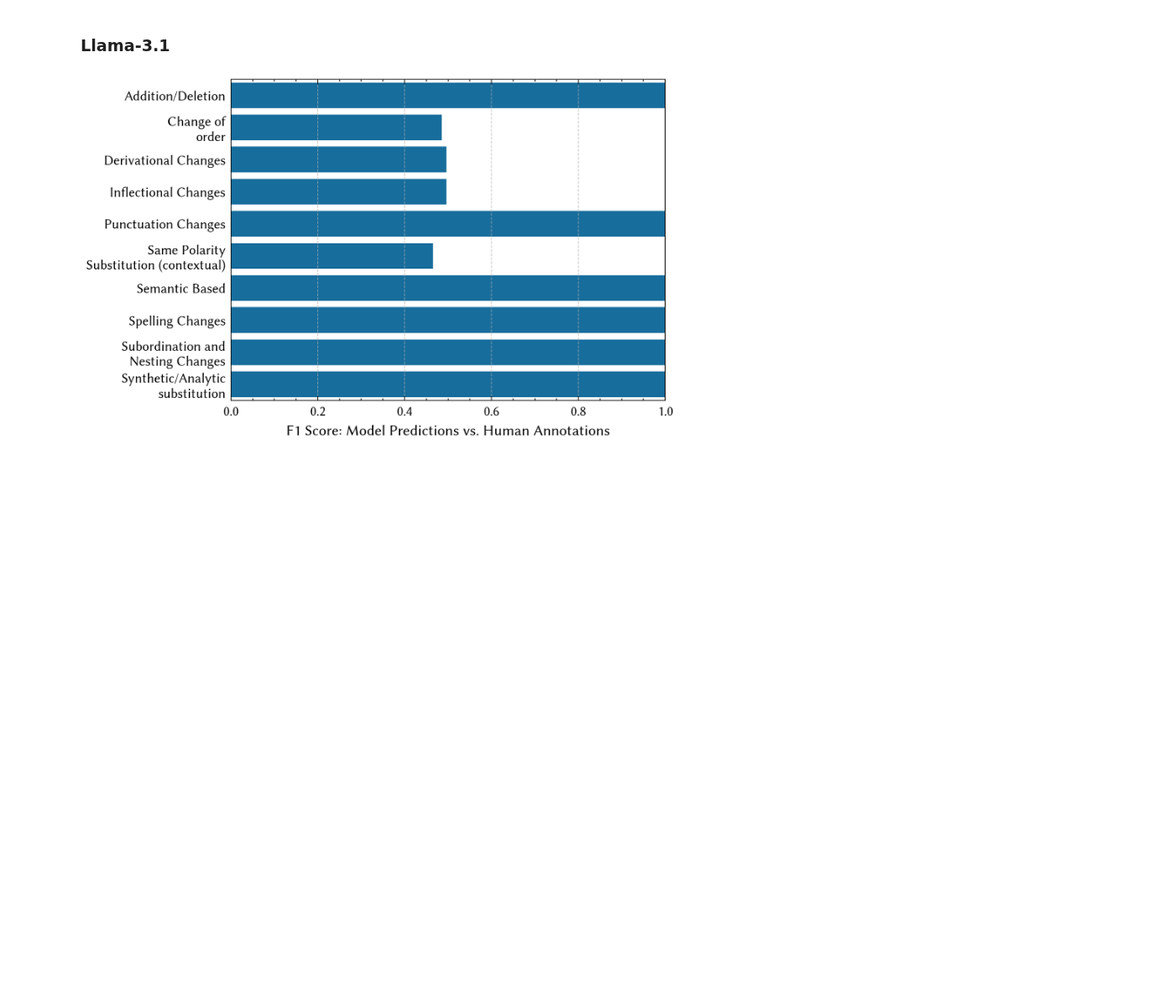
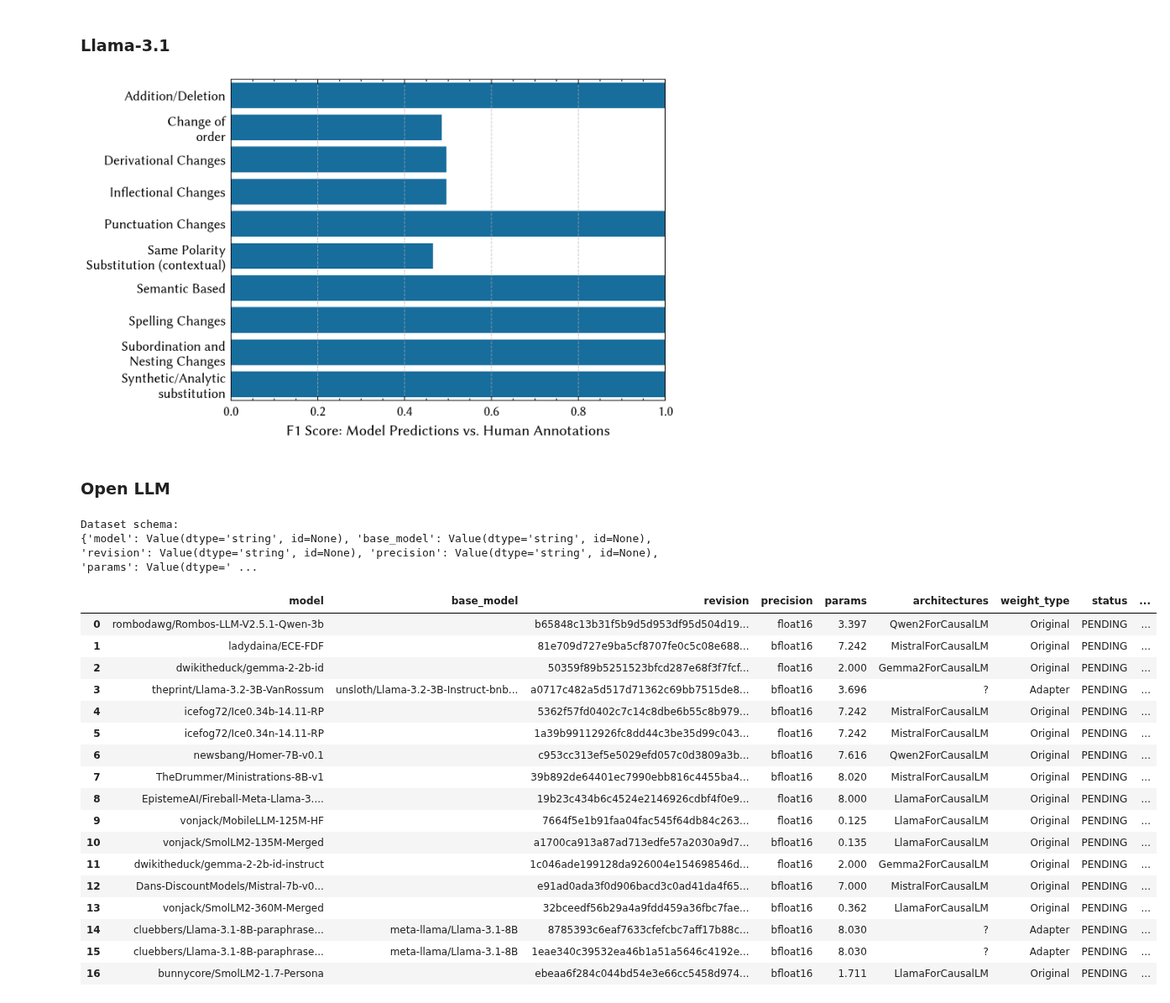
Before and after one commit to cluebbers/dpo-rlhf-paraphrase-types, a Jupyter notebook: notebooks/plots.ipynb, the cells around one changed output. Shown at 84% size. Drawn from its saved outputs; the diff is of its cells as text; code cells hidden in the pictures; blank space fills up the shorter version.

Commit message:
added openlllm status

```diff
--- a/notebooks/plots.ipynb
+++ b/notebooks/plots.ipynb
@@ -1025,3 +986,59 @@ output_path = os.path.join(output_dir, "project_6_f1_scores.pdf")
 plt.savefig(output_path, dpi=300)
 # %% [output]
 [figure]
+# %% [markdown]
+### Open LLM
+# %%
+from datasets import load_dataset, Features, Value
+from huggingface_hub import HfApi
+
+features = Features({
+    'model': Value('string'),
+    'base_model': Value('string'),
+    'revision': Value('string'),
+    'precision': Value('string'),
+    'params': Value('float64'),
+    'architectures': Value('string'),
+    'weight_type': Value('string'),
+    'status': Value('string'),
+    'submitted_time': Value('string'),
+    'model_type': Value('string'),
+    'job_id': Value('string'),
+    'job_start_time': Value('string'),
+    'use_chat_template': Value('bool'),
+    'sender': Value('string')
+})
+
+
+dataset = load_dataset("open-llm-leaderboard/requests", split = "train", features=features)
+print("Dataset schema:")
+print(dataset.features)
+# %% [output]
+Dataset schema:
+{'model': Value(dtype='string', id=None), 'base_model': Value(dtype='string', id=None), 'revision': Value(dtype='string', id=None), 'precision': Value(dtype='string', id=None), 'params': Value(dtype=' ...
+# %%
+filtered_dataset = dataset.filter(lambda x: "cluebbers" in x["model"] or "pending" in str(x["status"]).lower())
+filtered_dataset = filtered_dataset.sort("submitted_time")
+
+df = filtered_dataset.to_pandas()
+
+df
+# %% [output]
+|  | model | base_model | revision | precision | params | architectures | weight_type | status | ... |
+| 0 | rombodawg/Rombos-LLM-V2.5.1-Qwen-3b |  | b65848c13b31f5b9d5d953df95d504d19... | float16 | 3.397 | Qwen2ForCausalLM | Original | PENDING | ... |
+| 1 | ladydaina/ECE-FDF |  | 81e709d727e9ba5cf8707fe0c5c08e688... | bfloat16 | 7.242 | MistralForCausalLM | Original | PENDING | ... |
+| 2 | dwikitheduck/gemma-2-2b-id |  | 50359f89b5251523bfcd287e68f3f7fcf... | float16 | 2.000 | Gemma2ForCausalLM | Original | PENDING | ... |
+| 3 | theprint/Llama-3.2-3B-VanRossum | unsloth/Llama-3.2-3B-Instruct-bnb... | a0717c482a5d517d71362c69bb7515de8... | bfloat16 | 3.696 | ? | Adapter | PENDING | ... |
+| 4 | icefog72/Ice0.34b-14.11-RP |  | 5362f57fd0402c7c14c8dbe6b55c8b979... | bfloat16 | 7.242 | MistralForCausalLM | Original | PENDING | ... |
+| 5 | icefog72/Ice0.34n-14.11-RP |  | 1a39b99112926fc8dd44c3be35d99c043... | float16 | 7.242 | MistralForCausalLM | Original | PENDING | ... |
+| 6 | newsbang/Homer-7B-v0.1 |  | c953cc313ef5e5029efd057c0d3809a3b... | bfloat16 | 7.616 | Qwen2ForCausalLM | Original | PENDING | ... |
+| 7 | TheDrummer/Ministrations-8B-v1 |  | 39b892de64401ec7990ebb816c4455ba4... | bfloat16 | 8.020 | MistralForCausalLM | Original | PENDING | ... |
+| 8 | EpistemeAI/Fireball-Meta-Llama-3.... |  | 19b23c434b6c4524e2146926cdbf4f0e9... | float16 | 8.000 | LlamaForCausalLM | Original | PENDING | ... |
+| 9 | vonjack/MobileLLM-125M-HF |  | 7664f5e1b91faa04fac545f64db84c263... | float16 | 0.125 | LlamaForCausalLM | Original | PENDING | ... |
+| 10 | vonjack/SmolLM2-135M-Merged |  | a1700ca913a87ad713edfe57a2030a9d7... | bfloat16 | 0.135 | LlamaForCausalLM | Original | PENDING | ... |
+| 11 | dwikitheduck/gemma-2-2b-id-instruct |  | 1c046ade199128da926004e154698546d... | float16 | 2.000 | Gemma2ForCausalLM | Original | PENDING | ... |
+| 12 | Dans-DiscountModels/Mistral-7b-v0... |  | e91ad0ada3f0d906bacd3c0ad41da4f65... | bfloat16 | 7.000 | MistralForCausalLM | Original | PENDING | ... |
+| 13 | vonjack/SmolLM2-360M-Merged |  | 32bceedf56b29a4a9fdd459a36fbc7fae... | bfloat16 | 0.362 | LlamaForCausalLM | Original | PENDING | ... |
+| 14 | cluebbers/Llama-3.1-8B-paraphrase... | meta-llama/Llama-3.1-8B | 8785393c6eaf7633cfefcbc7aff17b88c... | bfloat16 | 8.030 | ? | Adapter | PENDING | ... |
+| 15 | cluebbers/Llama-3.1-8B-paraphrase... | meta-llama/Llama-3.1-8B | 1eae340c39532ea46b1a51a5646c4192e... | bfloat16 | 8.030 | ? | Adapter | PENDING | ... |
+| 16 | bunnycore/SmolLM2-1.7-Persona |  | ebeaa6f284c044bd54e3e66cc5458d974... | bfloat16 | 1.711 | LlamaForCausalLM | Original | PENDING | ... |
```
Also changed, not shown: parts of 10 cells of this notebook.
